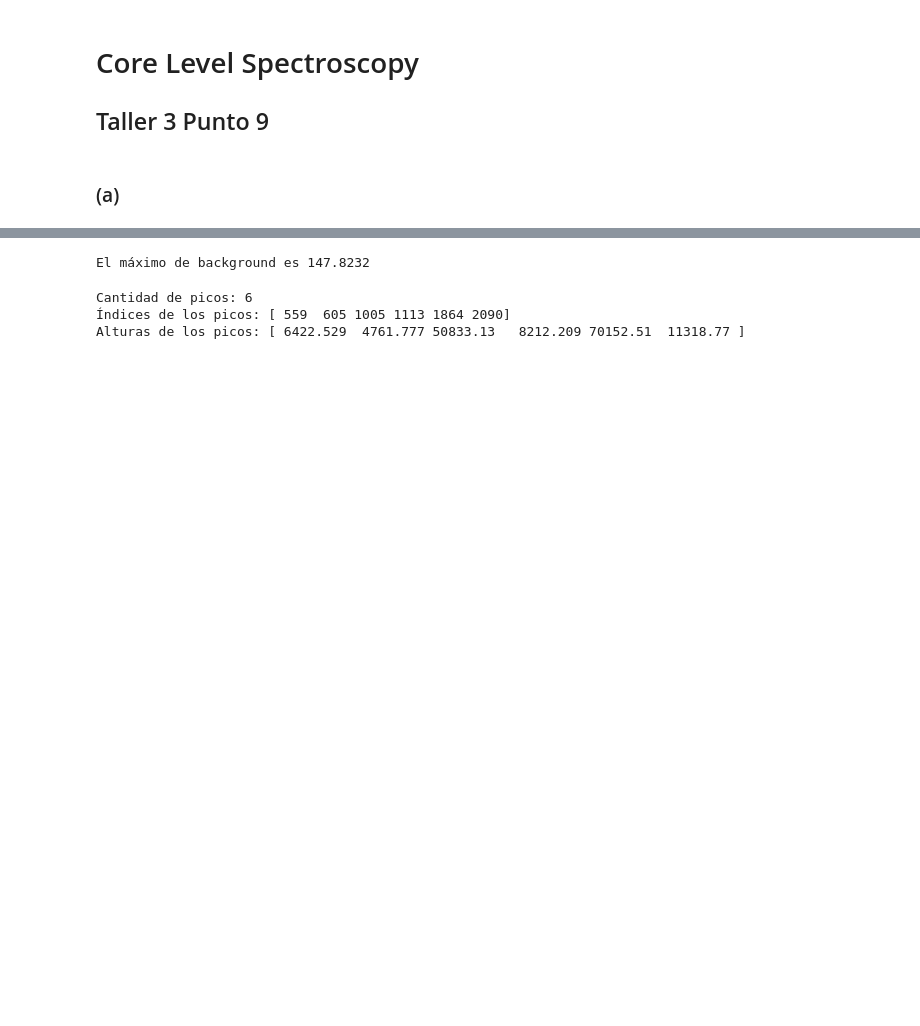
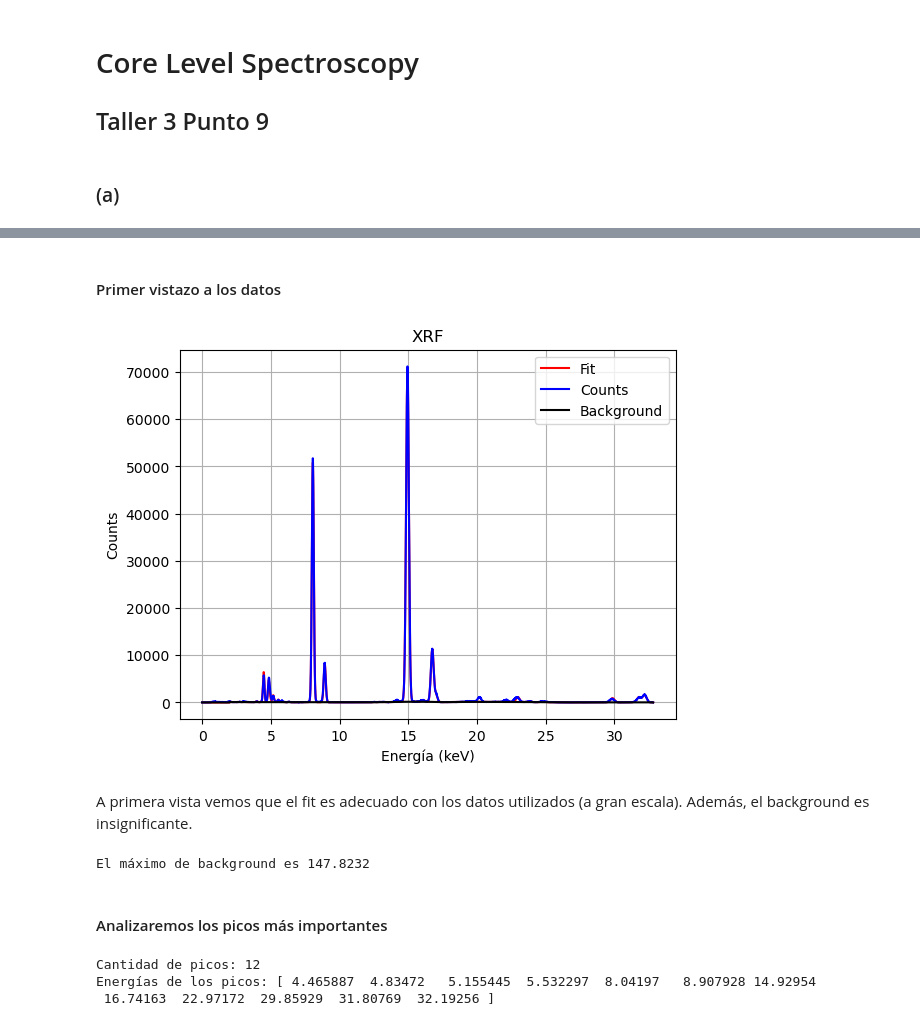
Before and after one commit to eduardoh27/Core-Level-Spectroscopy, a Jupyter notebook: Taller 3/punto9.ipynb, the cells around one changed output, grey strips where cells are left out. Drawn from its saved outputs; the diff is of its cells as text; code cells hidden in the pictures; blank space fills up the shorter version.

```diff
--- a/Taller 3/punto9.ipynb
+++ b/Taller 3/punto9.ipynb
@@ -119,2 +100,60 @@ plot_data(energy, counts, background, fit)
+# %% [markdown]
+#### Primer vistazo a los datos
+# %%
+
+# graficar datos
+def plot_data(energy, counts=None, background=None, fit=None,
+              initial_energy = None, final_energy = None,
+              initial_index = None, final_index = None,
+              peaks = None, out_energy=False, out=False, ):
+
+    # Graficar los picos con una línea vertical punteada
+    if peaks is not None:
+        if out_energy:
+            print('Energía de picos:')
+        for peak in peaks:
+            if out_energy:
+                print(energy[peak])
+            plt.axvline(energy[peak], color='g', linestyle='--')
+
+    if initial_energy is not None and final_energy is not None:
+        initial, final = get_energy_range(energy, initial_energy, final_energy)
+        energy = energy[initial:final]
+        plt.title(f'XRF ({initial_energy} keV - {final_energy} keV)')
+    elif initial_index is not None and final_index is not None:
+        initial = initial_index
+        final = final_index
+        energy = energy[initial:final]
+        plt.title('XRF')
+    else:
+        initial = 0
+        final = len(energy)
+        plt.title('XRF')
+
+
+    if fit is not None:
+        fit = fit[initial:final]
+        plt.plot(energy, fit, label='Fit', color = 'r')
+    if counts is not None:
+        counts = counts[initial:final]
+        plt.plot(energy, counts, label='Counts', color='b')
+    if background is not None:
+        background = background[initial:final]
+        plt.plot(energy, background, label='Background', color='k')
+
+    plt.xlabel('Energía (keV)')
+    plt.ylabel('Counts')
+    plt.grid()
+    plt.legend()
+    plt.show()
+
+    if out:
+        return energy, counts, fit
+
+plot_data(energy, counts, background, fit)
+# %% [output]
+[figure, added]
+# %% [markdown]
+A primera vista vemos que el fit es adecuado con los datos utilizados (a gran escala). Además, el background es insignificante.
 # %%
 # maximo de background
@@ -123,6 +161,8 @@ max_background = max(background)
 print(f'El máximo de background es {max_background}')
 # %% [output]
 El máximo de background es 147.8232
+# %% [markdown]
+#### Analizaremos los picos más importantes
 # %%
 from scipy.signal import find_peaks
 
@@ -130,15 +170,17 @@ from scipy.signal import find_peaks
 # https://docs.scipy.org/doc/scipy/reference/generated/scipy.signal.find_peaks.html
 
 # Encuentra los picos
-peaks, properties = find_peaks(fit, height=3000)  # también se puede probar parámetros prominence y width
+peaks, properties = find_peaks(fit, height=4*max_background)  # también se puede probar parámetros prominence y width
 
 print("Cantidad de picos:", len(peaks))
 
-print("Índices de los picos:", peaks)
+#print("Índices de los picos:", peaks)
+
+print("Energías de los picos:", energy[peaks])
 
 peak_heights = fit[peaks]
-print("Alturas de los picos:", peak_heights)
+#print("Alturas de los picos:", peak_heights)
 # %% [output]
-Cantidad de picos: 6
-Índices de los picos: [ 559  605 1005 1113 1864 2090]
-Alturas de los picos: [ 6422.529  4761.777 50833.13   8212.209 70152.51  11318.77 ]
+Cantidad de picos: 12
+Energías de los picos: [ 4.465887  4.83472   5.155445  5.532297  8.04197   8.907928 14.92954
+ 16.74163  22.97172  29.85929  31.80769  32.19256 ]
```
Also changed, not shown: parts of 22 cells of this notebook, 1 other file.
